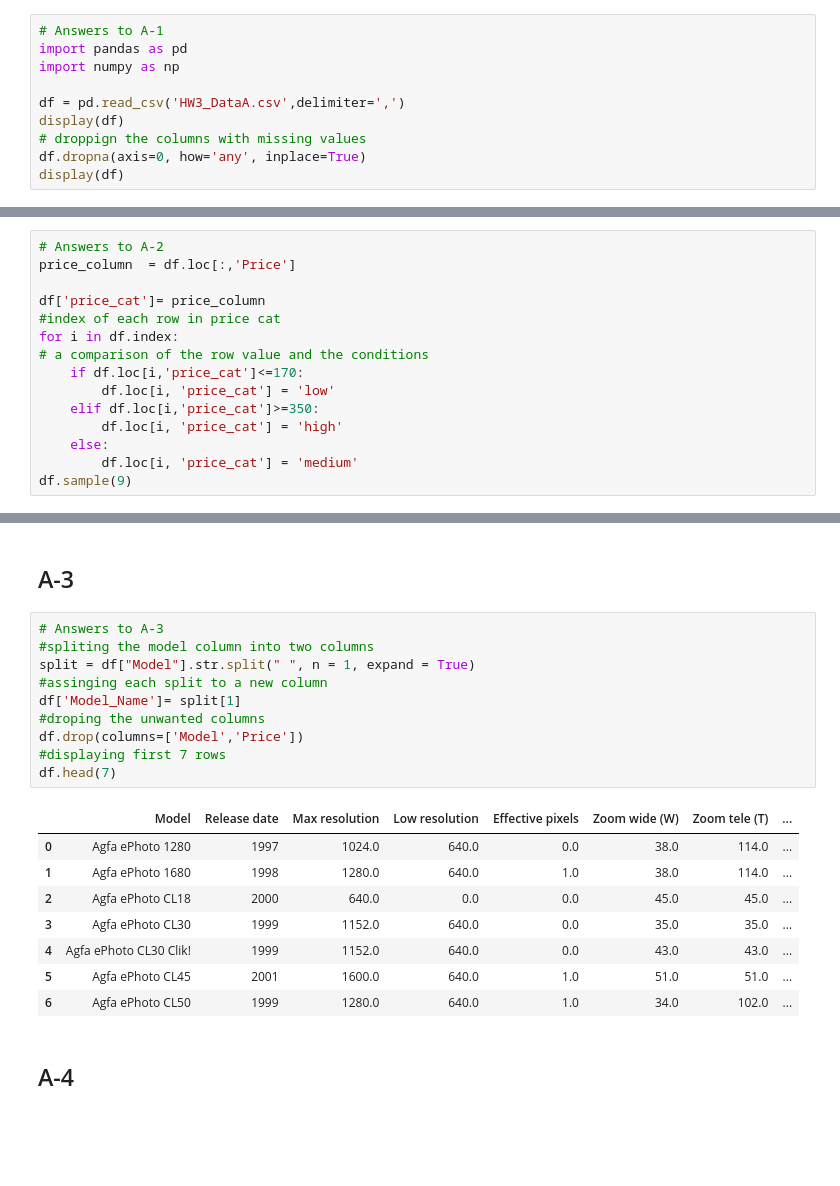
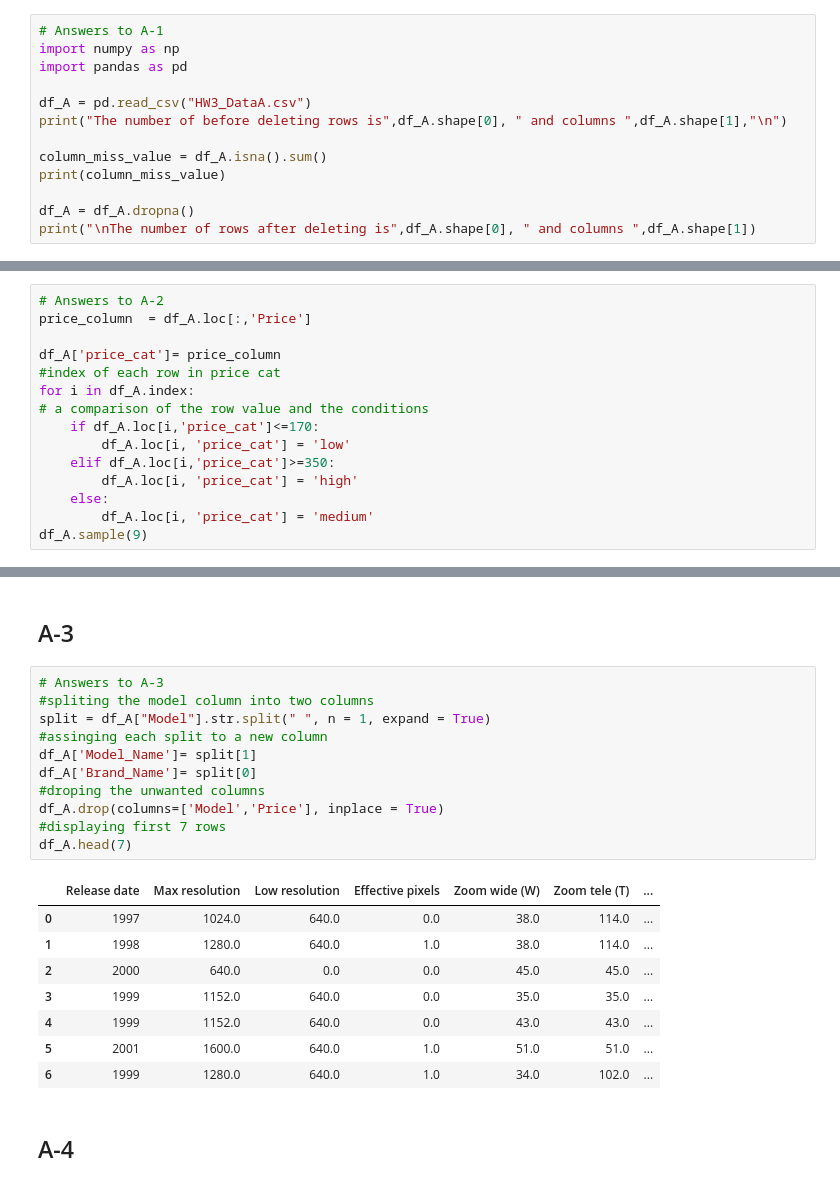
Before and after one commit to ABDULMOHSEEN-AlAli/ISE291_Project, a Jupyter notebook: Homework_3/Template HW-03.ipynb, the cells around one changed output, grey strips where cells are left out. Saved outputs shown, nothing was run; the diff lists cells and outputs as text; blank space fills up the shorter version.

```diff
--- a/Homework_3/Template HW-03.ipynb
+++ b/Homework_3/Template HW-03.ipynb
@@ -30,12 +35,15 @@ All set, you can proceed!
 ## A-1
 # %%
 # Answers to A-1
+import numpy as np
 import pandas as pd
-import numpy as np
 
-df = pd.read_csv('HW3_DataA.csv',delimiter=',')
-display(df)
-# droppign the columns with missing values
-df.dropna(axis=0, how='any', inplace=True)
-display(df)
+df_A = pd.read_csv("HW3_DataA.csv")
+print("The number of before deleting rows is",df_A.shape[0], " and columns ",df_A.shape[1],"\n")
+
+column_miss_value = df_A.isna().sum()
+print(column_miss_value)
+
+df_A = df_A.dropna()
+print("\nThe number of rows after deleting is",df_A.shape[0], " and columns ",df_A.shape[1])
 # %% [output]
@@ -69,18 +69,18 @@ display(df)
 ## A-2
 # %%
 # Answers to A-2
-price_column  = df.loc[:,'Price']
+price_column  = df_A.loc[:,'Price']
 
-df['price_cat']= price_column
+df_A['price_cat']= price_column
 #index of each row in price cat
-for i in df.index:
+for i in df_A.index:
 # a comparison of the row value and the conditions
-    if df.loc[i,'price_cat']<=170:
-        df.loc[i, 'price_cat'] = 'low'
-    elif df.loc[i,'price_cat']>=350:
-        df.loc[i, 'price_cat'] = 'high'
+    if df_A.loc[i,'price_cat']<=170:
+        df_A.loc[i, 'price_cat'] = 'low'
+    elif df_A.loc[i,'price_cat']>=350:
+        df_A.loc[i, 'price_cat'] = 'high'
     else:
-        df.loc[i, 'price_cat'] = 'medium'
-df.sample(9)
+        df_A.loc[i, 'price_cat'] = 'medium'
+df_A.sample(9)
 # %% [output]
 |  | Model | Release date | Max resolution | Low resolution | Effective pixels | Zoom wide (W) | Zoom tele (T) | ... |
@@ -98,22 +98,23 @@ df.sample(9)
 # %%
 # Answers to A-3
 #spliting the model column into two columns
-split = df["Model"].str.split(" ", n = 1, expand = True)
+split = df_A["Model"].str.split(" ", n = 1, expand = True)
 #assinging each split to a new column
-df['Model_Name']= split[1]
+df_A['Model_Name']= split[1]
+df_A['Brand_Name']= split[0]
 #droping the unwanted columns
-df.drop(columns=['Model','Price'])
+df_A.drop(columns=['Model','Price'], inplace = True)
 #displaying first 7 rows
-df.head(7)
+df_A.head(7)
 # %% [output]
-|  | Model | Release date | Max resolution | Low resolution | Effective pixels | Zoom wide (W) | Zoom tele (T) | ... |
-| 0 | Agfa ePhoto 1280 | 1997 | 1024.0 | 640.0 | 0.0 | 38.0 | 114.0 | ... |
-| 1 | Agfa ePhoto 1680 | 1998 | 1280.0 | 640.0 | 1.0 | 38.0 | 114.0 | ... |
-| 2 | Agfa ePhoto CL18 | 2000 | 640.0 | 0.0 | 0.0 | 45.0 | 45.0 | ... |
-| 3 | Agfa ePhoto CL30 | 1999 | 1152.0 | 640.0 | 0.0 | 35.0 | 35.0 | ... |
-| 4 | Agfa ePhoto CL30 Clik! | 1999 | 1152.0 | 640.0 | 0.0 | 43.0 | 43.0 | ... |
-| 5 | Agfa ePhoto CL45 | 2001 | 1600.0 | 640.0 | 1.0 | 51.0 | 51.0 | ... |
-| 6 | Agfa ePhoto CL50 | 1999 | 1280.0 | 640.0 | 1.0 | 34.0 | 102.0 | ... |
+|  | Release date | Max resolution | Low resolution | Effective pixels | Zoom wide (W) | Zoom tele (T) | ... |
+| 0 | 1997 | 1024.0 | 640.0 | 0.0 | 38.0 | 114.0 | ... |
+| 1 | 1998 | 1280.0 | 640.0 | 1.0 | 38.0 | 114.0 | ... |
+| 2 | 2000 | 640.0 | 0.0 | 0.0 | 45.0 | 45.0 | ... |
+| 3 | 1999 | 1152.0 | 640.0 | 0.0 | 35.0 | 35.0 | ... |
+| 4 | 1999 | 1152.0 | 640.0 | 0.0 | 43.0 | 43.0 | ... |
+| 5 | 2001 | 1600.0 | 640.0 | 1.0 | 51.0 | 51.0 | ... |
+| 6 | 1999 | 1280.0 | 640.0 | 1.0 | 34.0 | 102.0 | ... |
 # %% [markdown]
 ## A-4
 # %%
```
Also changed, not shown: parts of 24 cells of this notebook.
